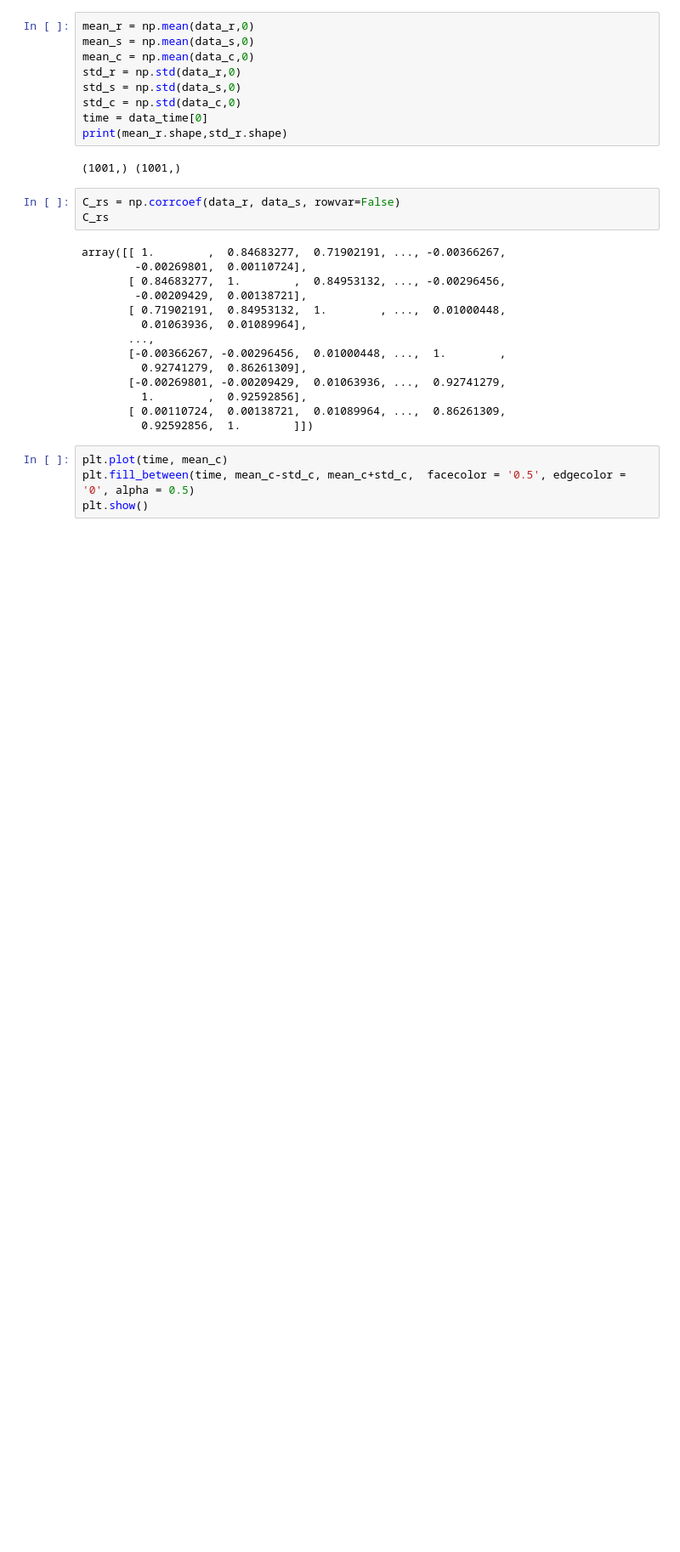
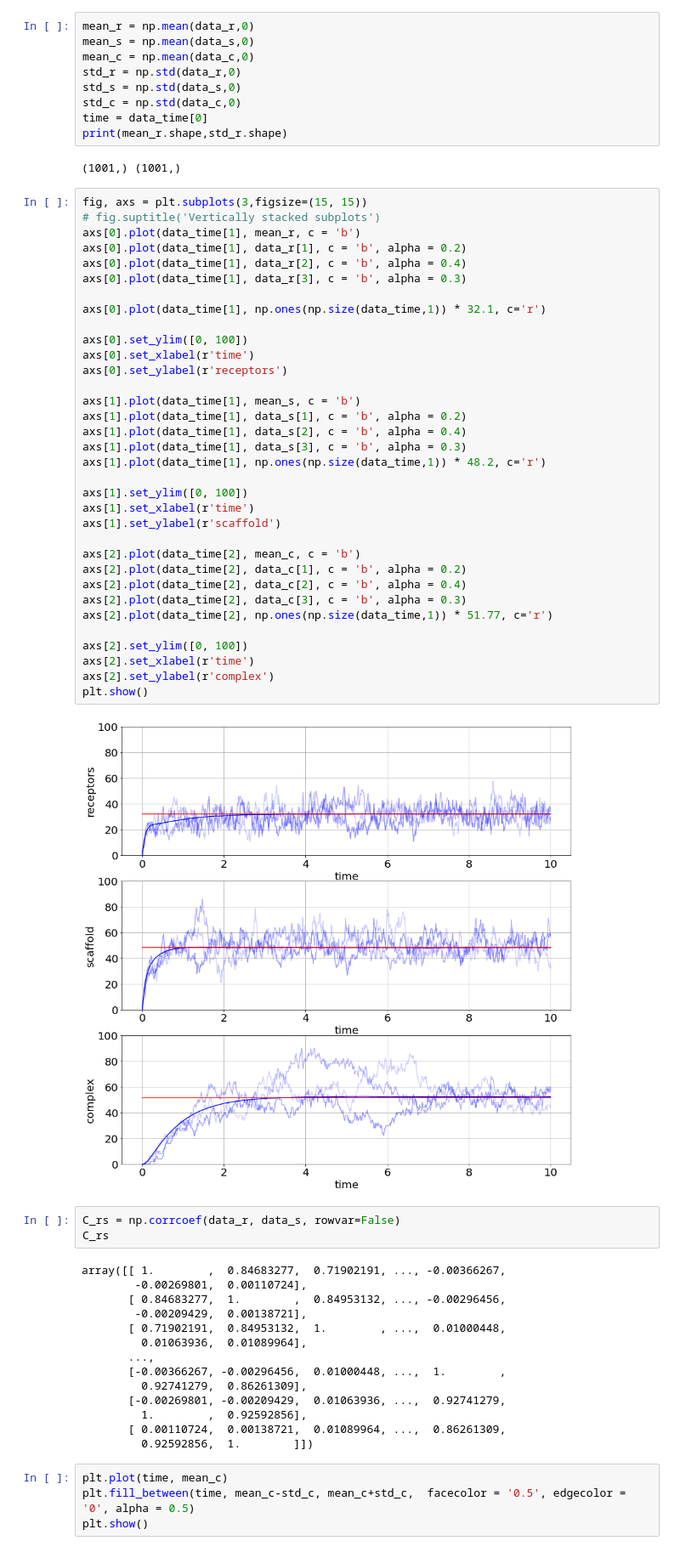
Before and after one commit to yfardella/Gillespie, a Jupyter notebook: Simple_plot_copy.ipynb, the cells around one changed output. Shown at 85% size. Cells and saved outputs as stored; diff of their text form; blank space fills up the shorter version.

```diff
--- a/Simple_plot_copy.ipynb
+++ b/Simple_plot_copy.ipynb
@@ -55,6 +29,42 @@ time = data_time[0]
 print(mean_r.shape,std_r.shape)
 # %% [output]
 (1001,) (1001,)
+# %%
+fig, axs = plt.subplots(3,figsize=(15, 15))
+# fig.suptitle('Vertically stacked subplots')
+axs[0].plot(data_time[1], mean_r, c = 'b')
+axs[0].plot(data_time[1], data_r[1], c = 'b', alpha = 0.2)
+axs[0].plot(data_time[1], data_r[2], c = 'b', alpha = 0.4)
+axs[0].plot(data_time[1], data_r[3], c = 'b', alpha = 0.3)
+
+axs[0].plot(data_time[1], np.ones(np.size(data_time,1)) * 32.1, c='r')
+
+axs[0].set_ylim([0, 100])
+axs[0].set_xlabel(r'time')
+axs[0].set_ylabel(r'receptors')
+
+axs[1].plot(data_time[1], mean_s, c = 'b')
+axs[1].plot(data_time[1], data_s[1], c = 'b', alpha = 0.2)
+axs[1].plot(data_time[1], data_s[2], c = 'b', alpha = 0.4)
+axs[1].plot(data_time[1], data_s[3], c = 'b', alpha = 0.3)
+axs[1].plot(data_time[1], np.ones(np.size(data_time,1)) * 48.2, c='r')
+
+axs[1].set_ylim([0, 100])
+axs[1].set_xlabel(r'time')
+axs[1].set_ylabel(r'scaffold')
+
+axs[2].plot(data_time[2], mean_c, c = 'b')
+axs[2].plot(data_time[2], data_c[1], c = 'b', alpha = 0.2)
+axs[2].plot(data_time[2], data_c[2], c = 'b', alpha = 0.4)
+axs[2].plot(data_time[2], data_c[3], c = 'b', alpha = 0.3)
+axs[2].plot(data_time[2], np.ones(np.size(data_time,1)) * 51.77, c='r')
+
+axs[2].set_ylim([0, 100])
+axs[2].set_xlabel(r'time')
+axs[2].set_ylabel(r'complex')
+plt.show()
+# %% [output]
+[figure, added]
 # %%
 C_rs = np.corrcoef(data_r, data_s, rowvar=False)
 C_rs
```
Also changed, not shown: parts of 10 cells of this notebook, 2 other files.
